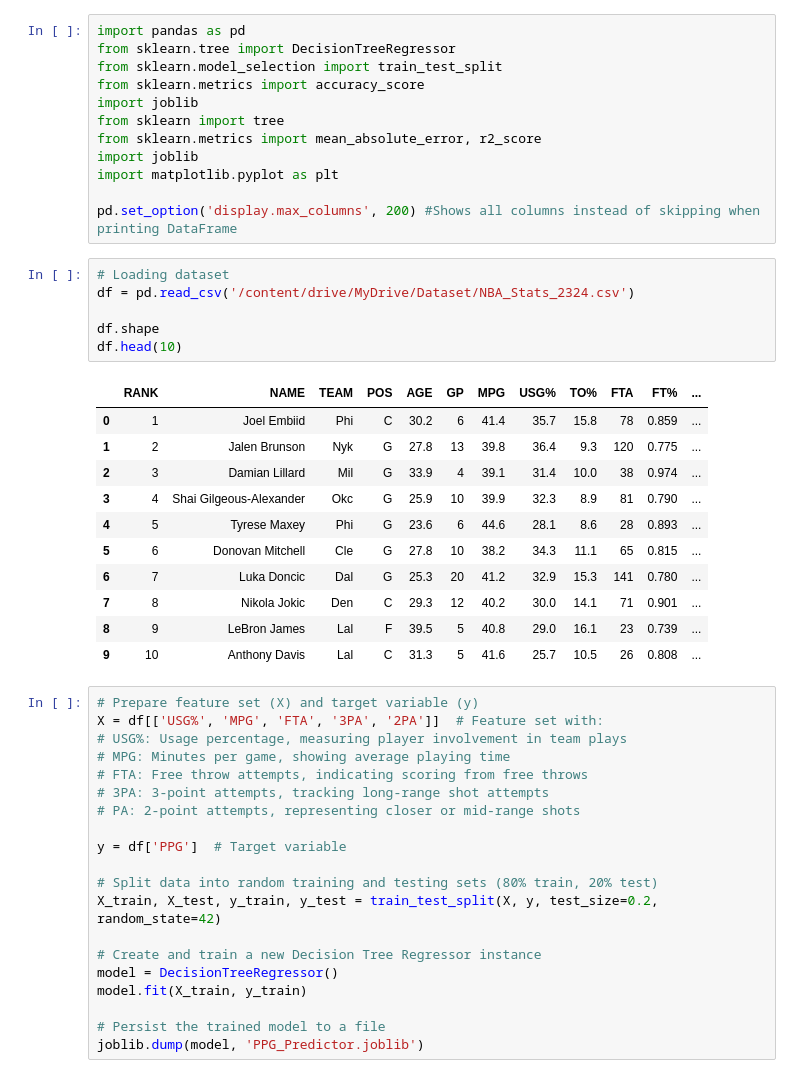
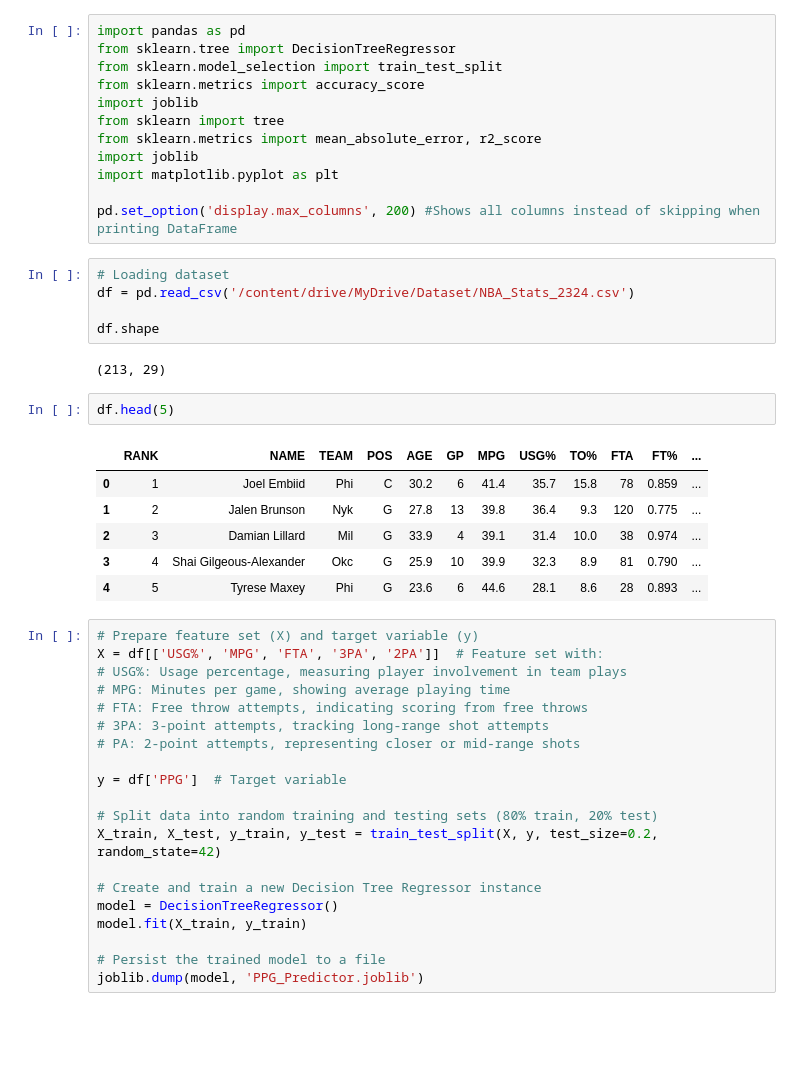
Before and after one commit to SanchithVel/NBA-PPG-Predictor, a Jupyter notebook: NBA_PPG_Predictor.ipynb, the cells around one changed output. Drawn from its saved outputs; the diff is of its cells as text; blank space fills up the shorter version.

```diff
--- a/NBA_PPG_Predictor.ipynb
+++ b/NBA_PPG_Predictor.ipynb
@@ -22,19 +22,17 @@ pd.set_option('display.max_columns', 200) #Shows all columns instead of skipping
 df = pd.read_csv('/content/drive/MyDrive/Dataset/NBA_Stats_2324.csv')
 
 df.shape
-df.head(10)
 # %% [output]
-|  | RANK | NAME | TEAM | POS | AGE | GP | MPG | USG% | TO% | FTA | FT% | ... |
-| 0 | 1 | Joel Embiid | Phi | C | 30.2 | 6 | 41.4 | 35.7 | 15.8 | 78 | 0.859 | ... |
-| 1 | 2 | Jalen Brunson | Nyk | G | 27.8 | 13 | 39.8 | 36.4 | 9.3 | 120 | 0.775 | ... |
-| 2 | 3 | Damian Lillard | Mil | G | 33.9 | 4 | 39.1 | 31.4 | 10.0 | 38 | 0.974 | ... |
-| 3 | 4 | Shai Gilgeous-Alexander | Okc | G | 25.9 | 10 | 39.9 | 32.3 | 8.9 | 81 | 0.790 | ... |
-| 4 | 5 | Tyrese Maxey | Phi | G | 23.6 | 6 | 44.6 | 28.1 | 8.6 | 28 | 0.893 | ... |
-| 5 | 6 | Donovan Mitchell | Cle | G | 27.8 | 10 | 38.2 | 34.3 | 11.1 | 65 | 0.815 | ... |
-| 6 | 7 | Luka Doncic | Dal | G | 25.3 | 20 | 41.2 | 32.9 | 15.3 | 141 | 0.780 | ... |
-| 7 | 8 | Nikola Jokic | Den | C | 29.3 | 12 | 40.2 | 30.0 | 14.1 | 71 | 0.901 | ... |
-| 8 | 9 | LeBron James | Lal | F | 39.5 | 5 | 40.8 | 29.0 | 16.1 | 23 | 0.739 | ... |
-| 9 | 10 | Anthony Davis | Lal | C | 31.3 | 5 | 41.6 | 25.7 | 10.5 | 26 | 0.808 | ... |
+(213, 29)
+# %%
+df.head(5)
+# %% [output]
+|  | RANK | NAME | TEAM | POS | AGE | GP | MPG | USG% | TO% | FTA | FT% | ... |
+| 0 | 1 | Joel Embiid | Phi | C | 30.2 | 6 | 41.4 | 35.7 | 15.8 | 78 | 0.859 | ... |
+| 1 | 2 | Jalen Brunson | Nyk | G | 27.8 | 13 | 39.8 | 36.4 | 9.3 | 120 | 0.775 | ... |
+| 2 | 3 | Damian Lillard | Mil | G | 33.9 | 4 | 39.1 | 31.4 | 10.0 | 38 | 0.974 | ... |
+| 3 | 4 | Shai Gilgeous-Alexander | Okc | G | 25.9 | 10 | 39.9 | 32.3 | 8.9 | 81 | 0.790 | ... |
+| 4 | 5 | Tyrese Maxey | Phi | G | 23.6 | 6 | 44.6 | 28.1 | 8.6 | 28 | 0.893 | ... |
 # %%
 # Prepare feature set (X) and target variable (y)
 X = df[['USG%', 'MPG', 'FTA', '3PA', '2PA']]  # Feature set with:
```
Also changed, not shown: parts of 2 cells of this notebook.
